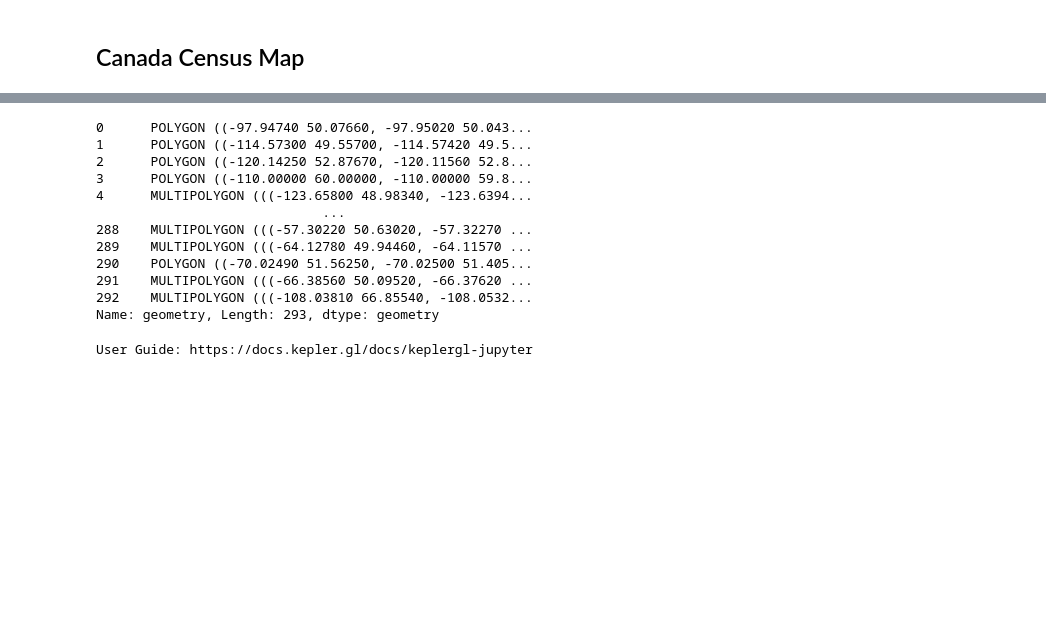
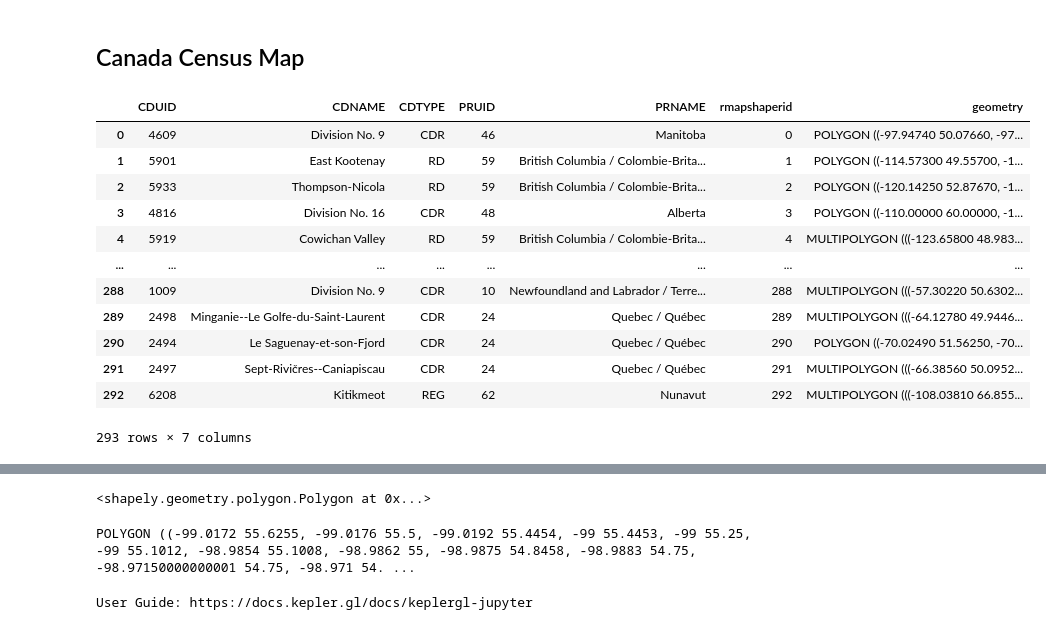
Before and after one commit to firasm/keplergl_tutorial, a Jupyter notebook: 2 - Basics of Kepler.gl/Kepler_tutorial.ipynb, the cells around one changed output, grey strips where cells are left out. Cells and saved outputs as stored; diff of their text form; code cells hidden in the pictures; blank space fills up the shorter version.

```diff
--- a/2 - Basics of Kepler.gl/Kepler_tutorial.ipynb
+++ b/2 - Basics of Kepler.gl/Kepler_tutorial.ipynb
@@ -8,6 +10,22 @@ canada = gpd.read_file('canada_cd_sim.geojson')
 canada['CDUID'] = canada['CDUID'].astype(int)
 census = pd.read_csv('wrangled_census.csv')
 census = census[census['Year']==2016]
+# %%
+canada
+# %% [output]
+|  | CDUID | CDNAME | CDTYPE | PRUID | PRNAME | rmapshaperid | geometry |
+| 0 | 4609 | Division No. 9 | CDR | 46 | Manitoba | 0 | POLYGON ((-97.94740 50.07660, -97... |
+| 1 | 5901 | East Kootenay | RD | 59 | British Columbia / Colombie-Brita... | 1 | POLYGON ((-114.57300 49.55700, -1... |
+| 2 | 5933 | Thompson-Nicola | RD | 59 | British Columbia / Colombie-Brita... | 2 | POLYGON ((-120.14250 52.87670, -1... |
+| 3 | 4816 | Division No. 16 | CDR | 48 | Alberta | 3 | POLYGON ((-110.00000 60.00000, -1... |
+| 4 | 5919 | Cowichan Valley | RD | 59 | British Columbia / Colombie-Brita... | 4 | MULTIPOLYGON (((-123.65800 48.983... |
+| ... | ... | ... | ... | ... | ... | ... | ... |
+| 288 | 1009 | Division No. 9 | CDR | 10 | Newfoundland and Labrador / Terre... | 288 | MULTIPOLYGON (((-57.30220 50.6302... |
+| 289 | 2498 | Minganie--Le Golfe-du-Saint-Laurent | CDR | 24 | Quebec / Québec | 289 | MULTIPOLYGON (((-64.12780 49.9446... |
+| 290 | 2494 | Le Saguenay-et-son-Fjord | CDR | 24 | Quebec / Québec | 290 | POLYGON ((-70.02490 51.56250, -70... |
+| 291 | 2497 | Sept-Rivičres--Caniapiscau | CDR | 24 | Quebec / Québec | 291 | MULTIPOLYGON (((-66.38560 50.0952... |
+| 292 | 6208 | Kitikmeot | REG | 62 | Nunavut | 292 | MULTIPOLYGON (((-108.03810 66.855... |
+293 rows × 7 columns
 # %%
 full = canada.merge(census, right_on = 'geographic_code', left_on='CDUID')
 
@@ -27,20 +45,13 @@ full
 | 292 | 6208 | Kitikmeot | REG | 62 | Nunavut | 292 | MULTIPOLYGON (((-108.03810 66.855... | 6208 | Kitikmeot | ... |
 293 rows × 24 columns
 # %%
-full['geometry']
+full['geometry'][5]
 # %% [output]
-0      POLYGON ((-97.94740 50.07660, -97.95020 50.043...
-1      POLYGON ((-114.57300 49.55700, -114.57420 49.5...
-2      POLYGON ((-120.14250 52.87670, -120.11560 52.8...
-3      POLYGON ((-110.00000 60.00000, -110.00000 59.8...
-4      MULTIPOLYGON (((-123.65800 48.98340, -123.6394...
-                             ...
-288    MULTIPOLYGON (((-57.30220 50.63020, -57.32270 ...
-289    MULTIPOLYGON (((-64.12780 49.94460, -64.11570 ...
-290    POLYGON ((-70.02490 51.56250, -70.02500 51.405...
-291    MULTIPOLYGON (((-66.38560 50.09520, -66.37620 ...
-292    MULTIPOLYGON (((-108.03810 66.85540, -108.0532...
-Name: geometry, Length: 293, dtype: geometry
+<shapely.geometry.polygon.Polygon at 0x...>
+# %%
+print(full['geometry'][5])
+# %% [output]
+POLYGON ((-99.0172 55.6255, -99.0176 55.5, -99.0192 55.4454, -99 55.4453, -99 55.25, -99 55.1012, -98.9854 55.1008, -98.9862 55, -98.9875 54.8458, -98.9883 54.75, -98.97150000000001 54.75, -98.971 54. ...
 # %%
 full["coord-x"] = full['geometry'].centroid.map(lambda p: p.x)
 full["coord-y"] = full['geometry'].centroid.map(lambda p: p.y)
```
Also changed, not shown: parts of 2 cells of this notebook, 3 other files.
